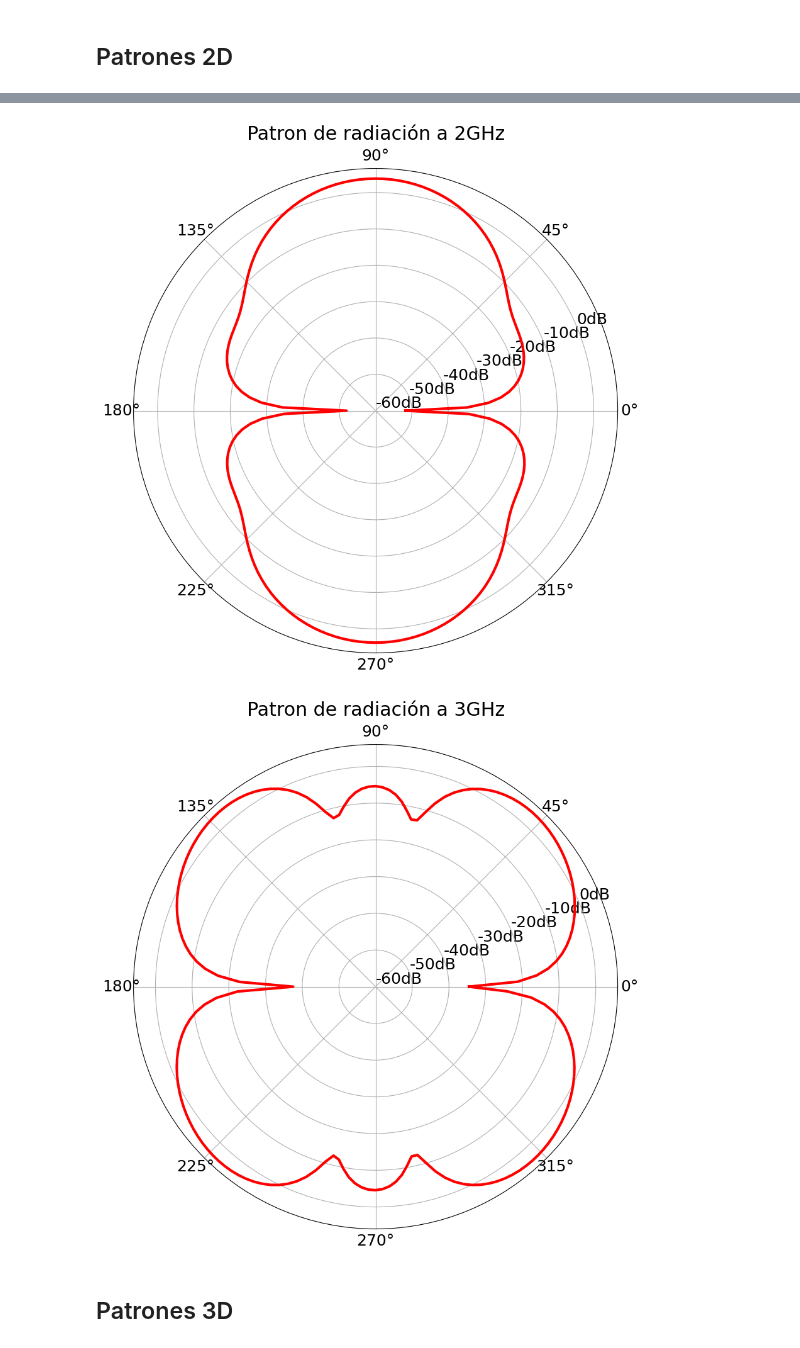
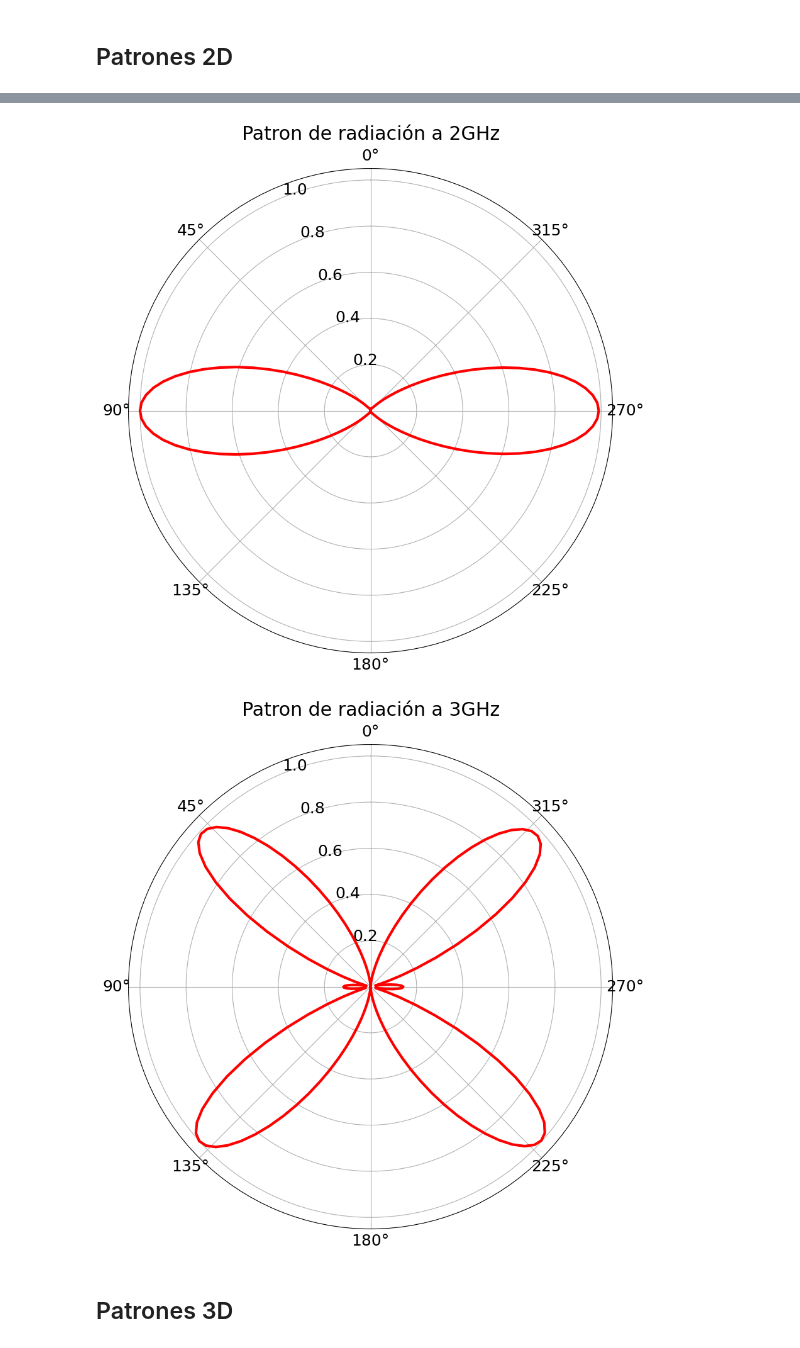
Before and after one commit to aitkenbug/shiny-funicular, a Jupyter notebook: Antenas/Graficos/graphs.ipynb, the cells around one changed output, grey strips where cells are left out. Cells and saved outputs as stored; diff of their text form; code cells hidden in the pictures.

```diff
--- a/Antenas/Graficos/graphs.ipynb
+++ b/Antenas/Graficos/graphs.ipynb
@@ -93,29 +94,31 @@ plt.show()
 
 plt.figure(figsize=(10,10))
 ax = plt.subplot(111, polar=True)
-ax.plot(to_rad(pattern2D2["Theta [deg]"]), pattern2D2["dB(GainTotal) [] - Freq='2GHz' Phi='0deg'"], color='r', linewidth=3)
+ax.plot(to_rad(pattern2D2.iloc[:, 0]), pattern2D2.iloc[:, 1], color='r', linewidth=3)
 ax.grid(True)
-ax.set_yticks(np.array([-60,-50,-40,-30,-20,-10,0]))
-ax.set_yticklabels(["-60dB","-50dB","-40dB","-30dB","-20dB","-10dB","0dB"])
+ax.set_theta_zero_location('N')
+# ax.set_yticks(np.array([-60,-50,-40,-30,-20,-10,0]))
+# ax.set_yticklabels(["-60dB","-50dB","-40dB","-30dB","-20dB","-10dB","0dB"])
 ax.set_title("Patron de radiación a 2GHz", va='bottom')
 plt.savefig('RadiationPattern2D2.png')
 plt.show()
 # %% [output]
-[figure, old version]
+[figure, new version]
 # %%
 # Patron 2D para 1GHz
 
 plt.figure(figsize=(10,10))
 ax = plt.subplot(111, polar=True)
-ax.plot(to_rad(pattern2D3["Theta [deg]"]), pattern2D3["dB(GainTotal) [] - Freq='3GHz' Phi='0deg'"], color='r', linewidth=3)
+ax.plot(to_rad(pattern2D3.iloc[:, 0]), pattern2D3.iloc[:, 1], color='r', linewidth=3)
 ax.grid(True)
-ax.set_yticks(np.array([-60,-50,-40,-30,-20,-10,0]))
-ax.set_yticklabels(["-60dB","-50dB","-40dB","-30dB","-20dB","-10dB","0dB"])
+ax.set_theta_zero_location('N')
+# ax.set_yticks(np.array([-60,-50,-40,-30,-20,-10,0]))
+# ax.set_yticklabels(["-60dB","-50dB","-40dB","-30dB","-20dB","-10dB","0dB"])
 ax.set_title("Patron de radiación a 3GHz", va='bottom')
 plt.savefig('RadiationPattern2D3.png')
 plt.show()
 # %% [output]
-[figure, old version]
+[figure, new version]
 # %% [markdown]
 ## Patrones 3D
 # %%
```
Also changed, not shown: parts of 7 cells of this notebook, 4 other files.
